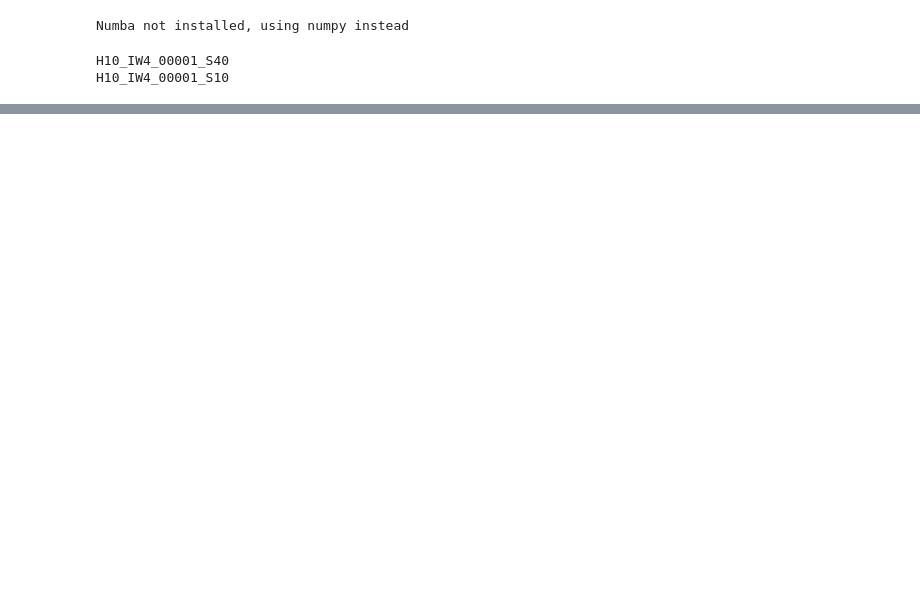
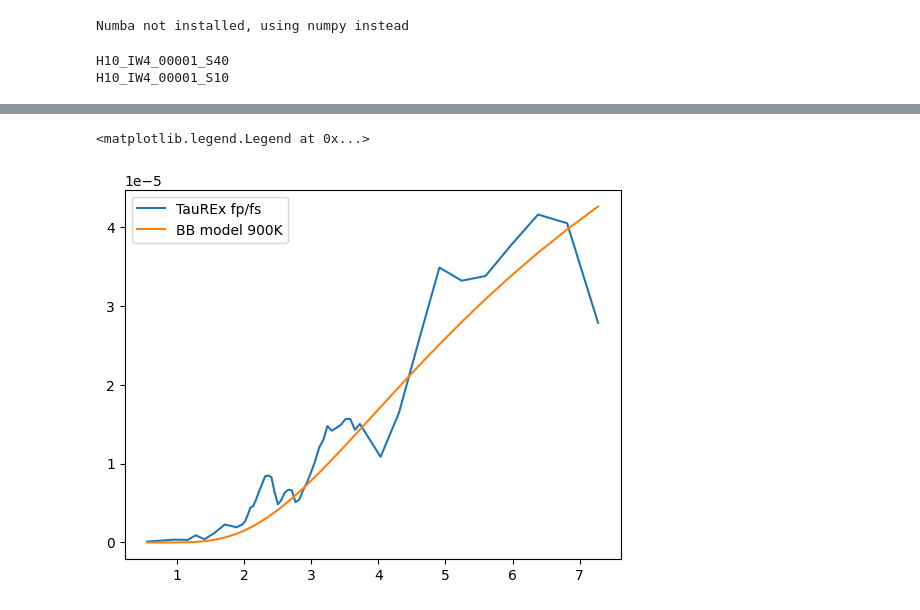
Before and after one commit to lorlo9999/MasterThesis, a Jupyter notebook: blackbody-fit.ipynb, the cells around one changed output, grey strips where cells are left out. Saved outputs shown, nothing was run; the diff lists cells and outputs as text; code cells hidden in the pictures; blank space fills up the shorter version.

```diff
--- a/blackbody-fit.ipynb
+++ b/blackbody-fit.ipynb
@@ -369,0 +396,8 @@ plt.show()
+# %%
+plt.plot(wl, val, label="TauREx fp/fs")
+plt.plot(wl, planet_spectra(wl, median_temp), label="BB model 900K")
+#plt.yscale('log')
+plt.legend()
+# %% [output]
+<matplotlib.legend.Legend at 0x...>
+[figure, added]
```
Also changed, not shown: parts of 6 cells of this notebook.
